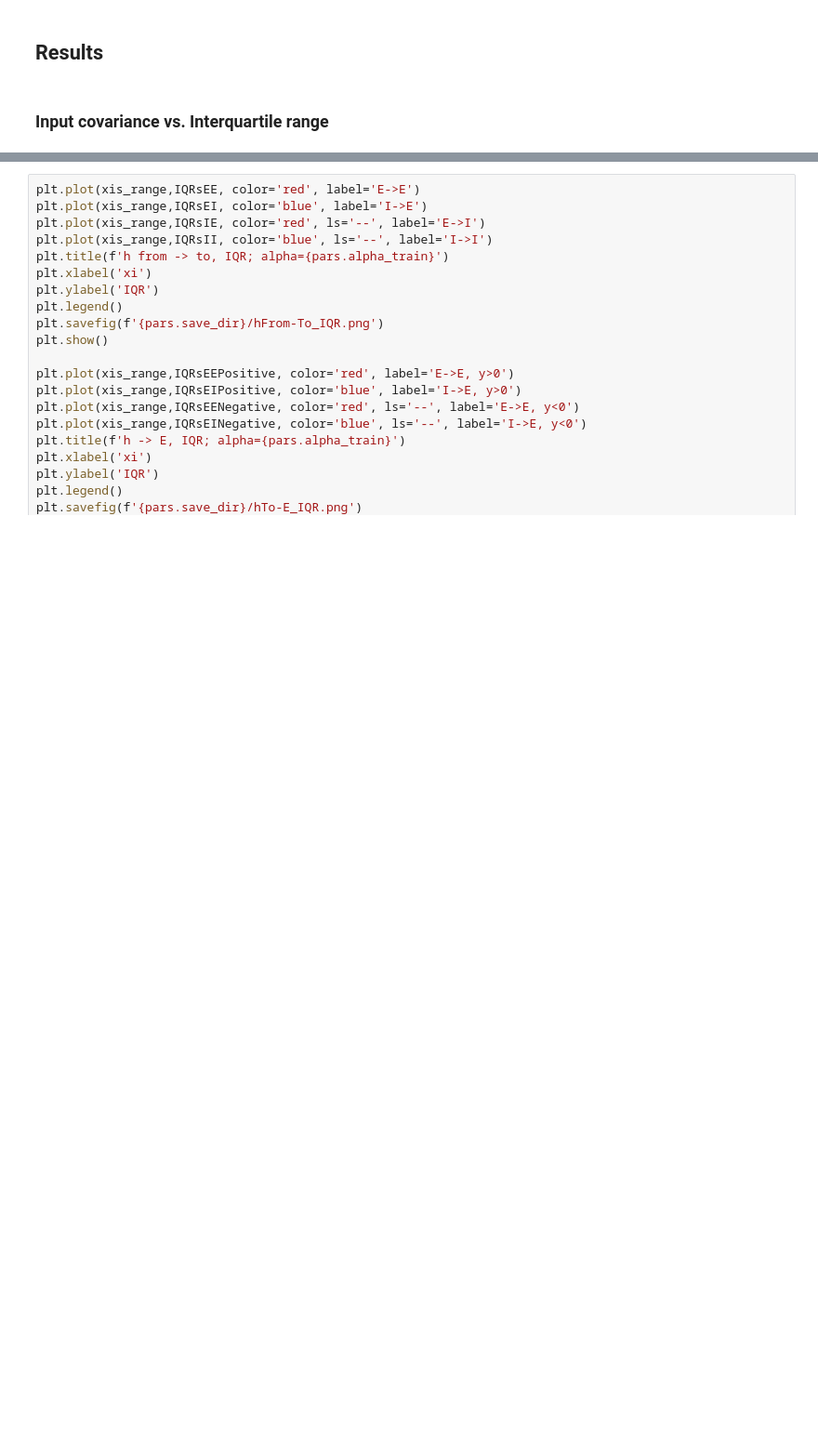
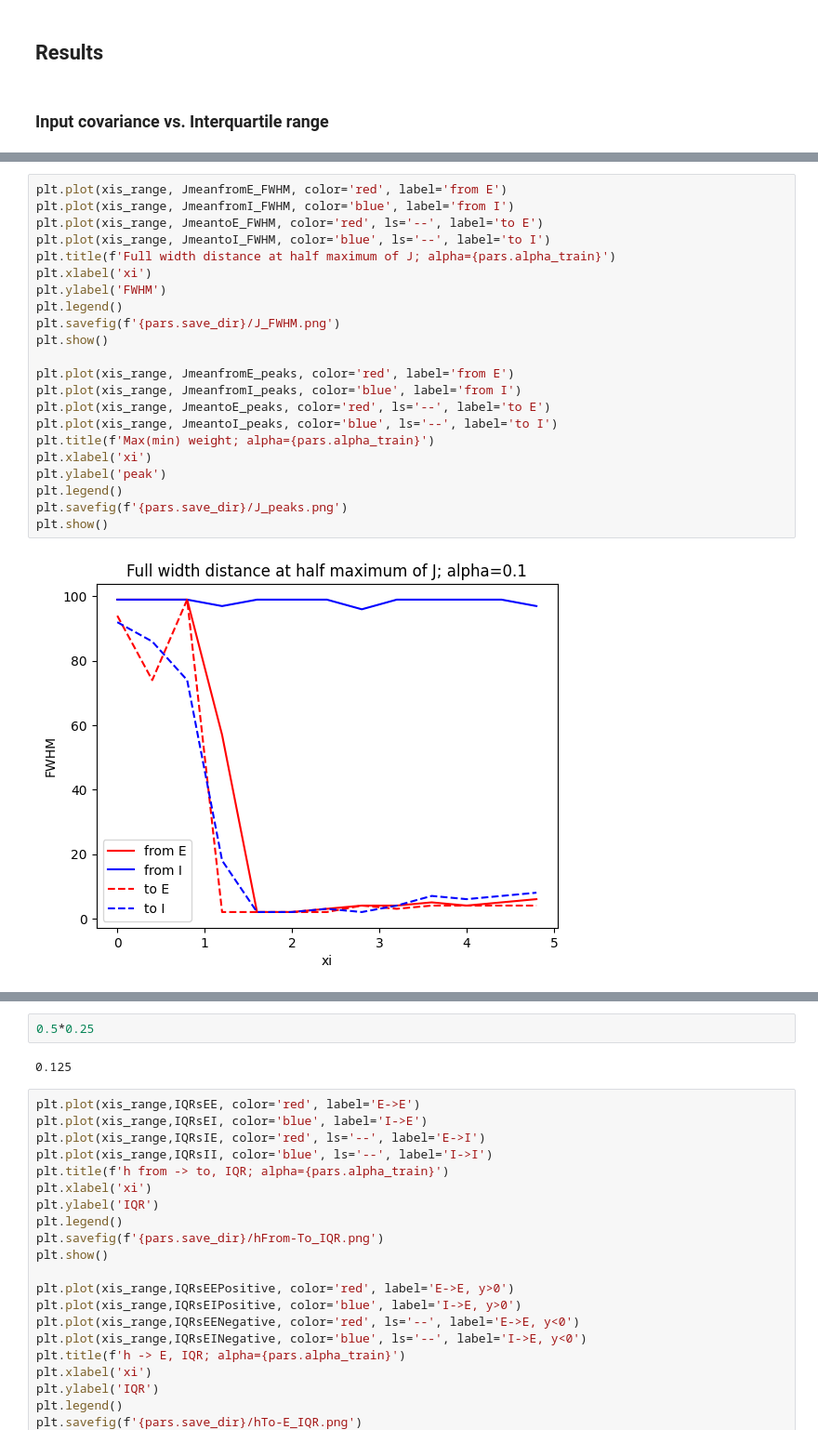
Before and after one commit to Joshua-Lemus/Diploma-project, a Jupyter notebook: attractor.ipynb, the cells around one changed output, grey strips where cells are left out. Shown at 93% size. Cells and saved outputs as stored; diff of their text form; blank space fills up the shorter version.

```diff
--- a/attractor.ipynb
+++ b/attractor.ipynb
@@ -1108,0 +1117,24 @@ plt.show()
+# %%
+plt.plot(xis_range, JmeanfromE_FWHM, color='red', label='from E')
+plt.plot(xis_range, JmeanfromI_FWHM, color='blue', label='from I')
+plt.plot(xis_range, JmeantoE_FWHM, color='red', ls='--', label='to E')
+plt.plot(xis_range, JmeantoI_FWHM, color='blue', ls='--', label='to I')
+plt.title(f'Full width distance at half maximum of J; alpha={pars.alpha_train}')
+plt.xlabel('xi')
+plt.ylabel('FWHM')
+plt.legend()
+plt.savefig(f'{pars.save_dir}/J_FWHM.png')
+plt.show()
+
+plt.plot(xis_range, JmeanfromE_peaks, color='red', label='from E')
+plt.plot(xis_range, JmeanfromI_peaks, color='blue', label='from I')
+plt.plot(xis_range, JmeantoE_peaks, color='red', ls='--', label='to E')
+plt.plot(xis_range, JmeantoI_peaks, color='blue', ls='--', label='to I')
+plt.title(f'Max(min) weight; alpha={pars.alpha_train}')
+plt.xlabel('xi')
+plt.ylabel('peak')
+plt.legend()
+plt.savefig(f'{pars.save_dir}/J_peaks.png')
+plt.show()
+# %% [output]
+[figure, added]
@@ -1109,3 +1142,7 @@ plt.show()
+# %%
+0.5*0.25
+# %% [output]
+0.125
 # %%
 plt.plot(xis_range,IQRsEE, color='red', label='E->E')
 plt.plot(xis_range,IQRsEI, color='blue', label='I->E')
```
Also changed, not shown: parts of 4 cells of this notebook.
